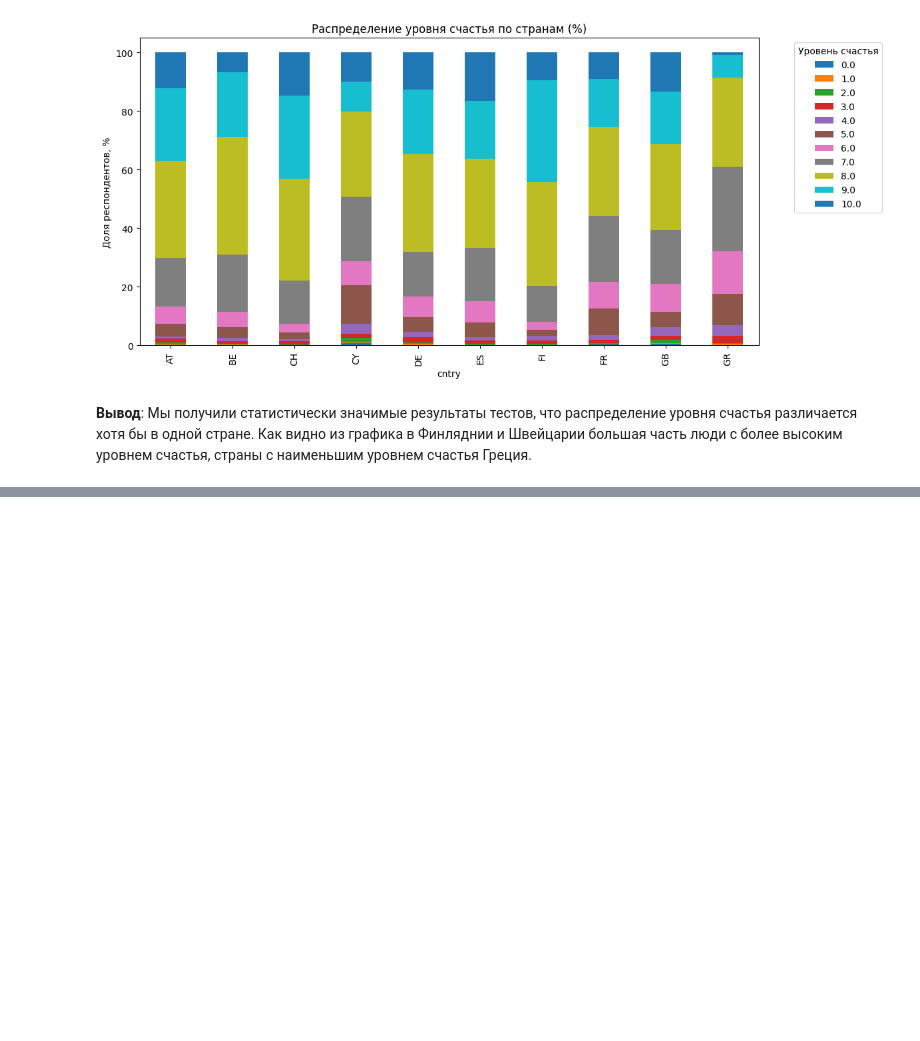
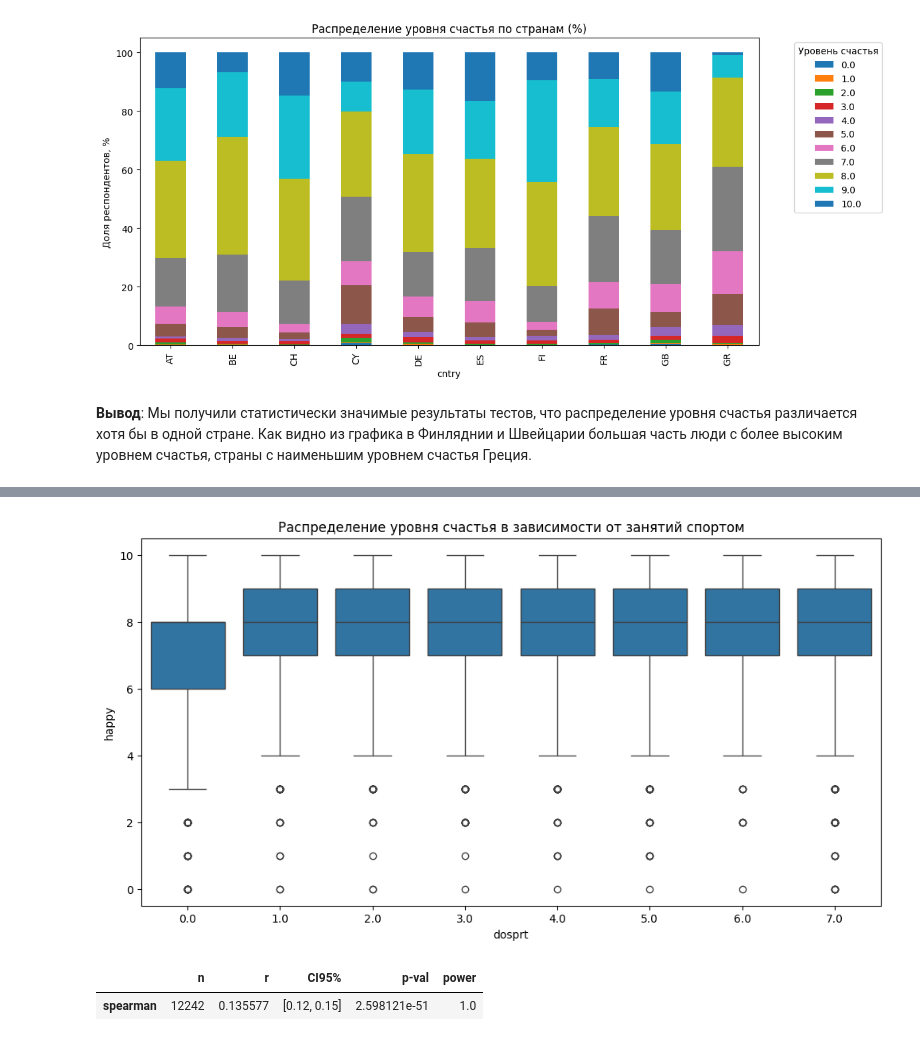
Before and after one commit to AnnaNebuko/ABD-PRJ-25-2team-HAPPINESS, a Jupyter notebook: stattest.ipynb, the cells around one changed output, grey strips where cells are left out. Cells and saved outputs as stored; diff of their text form; code cells hidden in the pictures; blank space fills up the shorter version.

Commit message:
add test dosprt,alcfreq

```diff
--- a/stattest.ipynb
+++ b/stattest.ipynb
@@ -84,0 +100,14 @@ plt.show()
+# %%
+plt.figure(figsize=(12, 6))
+
+sns.boxplot(data=data_cleaned, x='dosprt', y='happy')
+
+plt.title('Распределение уровня счастья в зависимости от занятий спортом')
+plt.show()
+# %% [output]
+[figure, added]
+# %%
+pg.corr(data_cleaned['dosprt'], data_cleaned['happy'], method='spearman')
+# %% [output]
+|  | n | r | CI95% | p-val | power |
+| spearman | 12242 | 0.135577 | [0.12, 0.15] | 2.598121e-51 | 1.0 |
```
Also changed, not shown: parts of 14 cells of this notebook.
